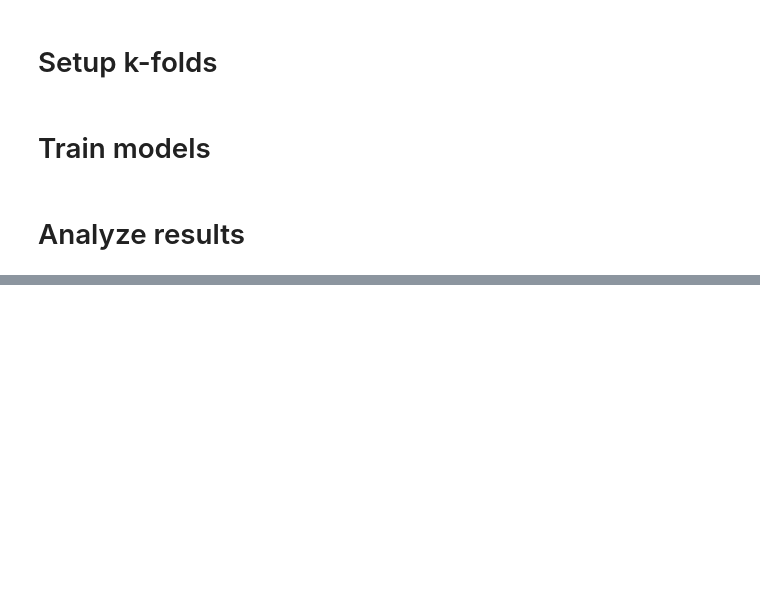
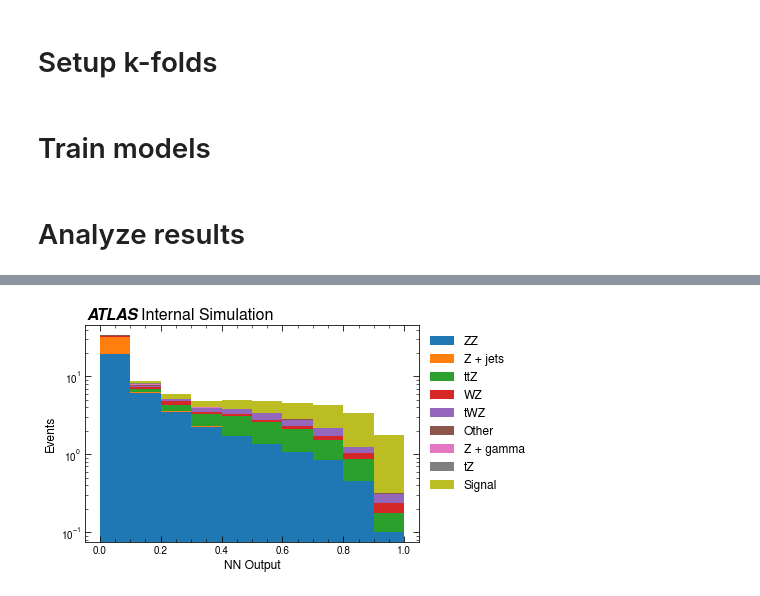
Before and after one commit to Moelf/WVZAnalysis.jl, a Jupyter notebook: kees_code/k_folding_tests/SR_DF_k_folding.ipynb, the cells around one changed output, grey strips where cells are left out. Saved outputs shown, nothing was run; the diff lists cells and outputs as text; code cells hidden in the pictures; blank space fills up the shorter version.

```diff
--- a/kees_code/k_folding_tests/SR_DF_k_folding.ipynb
+++ b/kees_code/k_folding_tests/SR_DF_k_folding.ipynb
@@ -210,3 +284,24 @@ for k in range(K_FOLDS):
+# %%
+bg_sample = combined_data[combined_data.is_signal == 0]
+sig_sample = combined_data[combined_data.is_signal == 1]
+
+bg_ZZ_sample = bg_sample[bg_sample.source == 'ZZ']
+bg_Zjets_sample = bg_sample[bg_sample.source == 'Z + jets']
+bg_ttZ_sample = bg_sample[bg_sample.source == 'ttZ']
+bg_WZ_sample = bg_sample[bg_sample.source == 'WZ']
+bg_tWZ_sample = bg_sample[bg_sample.source == 'tWZ']
+bg_other_sample = bg_sample[bg_sample.source == 'Other']
+bg_Zgamma_sample = bg_sample[bg_sample.source == 'Z + gamma']
+bg_tZ_sample = bg_sample[bg_sample.source == 'tZ']
+
+plot_util.make_nn_output_source_plot(bg_ZZ_sample, bg_Zjets_sample, bg_ttZ_sample,
+                                     bg_WZ_sample, bg_tWZ_sample, bg_other_sample,
+                                     bg_Zgamma_sample, bg_tZ_sample,
+                                     sig_sample, column='nn_out', bins=10, log=True,
+                                     save=True,
+                                     save_dir='plots/SR_DF/', save_name='nn_output_density_stacked')
+# %% [output]
+[figure, added]
 # %%
 bg_sample = combined_data[combined_data.is_signal == 0]
 sig_sample = combined_data[combined_data.is_signal == 1]
```
Also changed, not shown: parts of 8 cells of this notebook, 20 other files.
